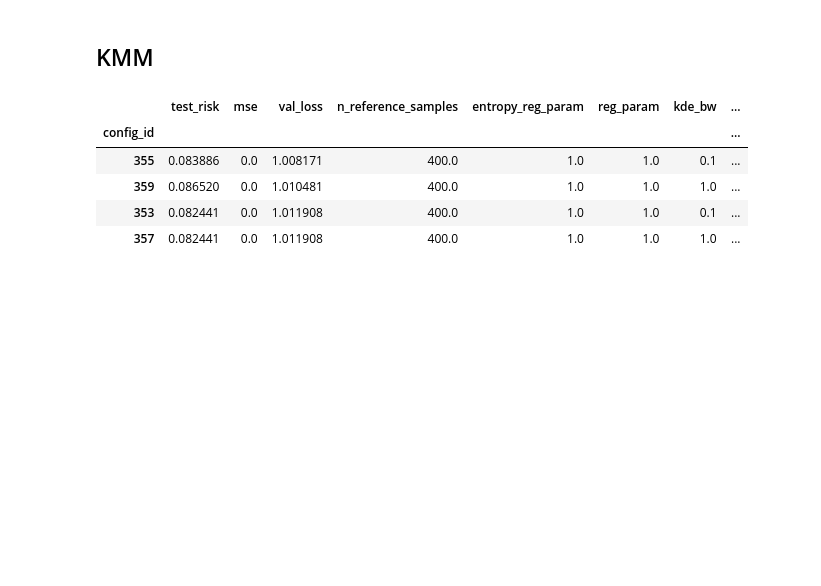
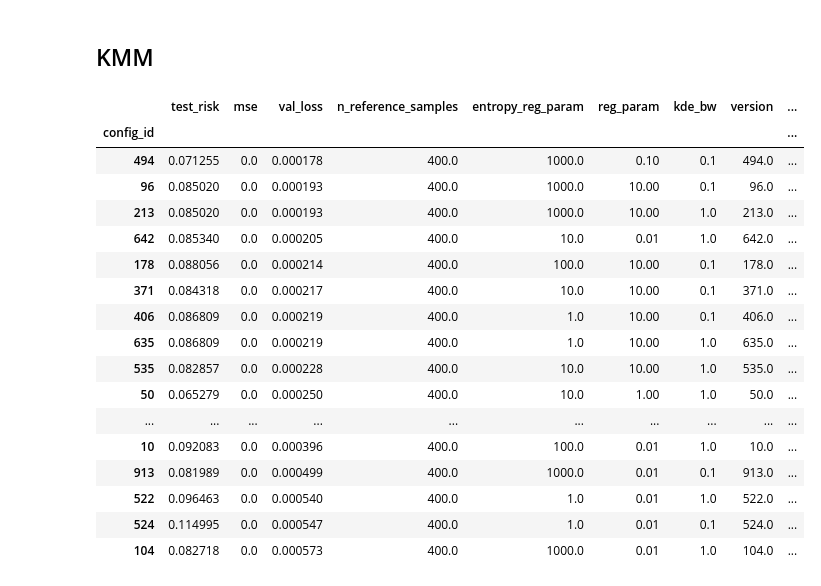
Before and after one commit to HeinerKremer/conditional-moment-restrictions, a Jupyter notebook: experiments/eval_data_pandas.ipynb, the cells around one changed output. Cells and saved outputs as stored; diff of their text form; code cells hidden in the pictures; blank space fills up the shorter version.

```diff
--- a/experiments/eval_data_pandas.ipynb
+++ b/experiments/eval_data_pandas.ipynb
@@ -43,8 +48,16 @@ def get_best_hparam_results(df, metric='val_loss', num_best=20, hparam_config=No
 # %%
 # Merge datasets
-def load_and_merge_datasets(filepaths, property_dict=None, merge='hparam_configs'):
+def load_and_merge_datasets(filepaths=None, property_dict=None, merge='hparam_configs', load_all_in_dir=None, method=None):
+    assert (load_all_in_dir and method) or (load_all_in_dir is None and method is None)
+
     if isinstance(filepaths, str):
         filepaths = [filepaths]
+    elif filepaths is None and load_all_in_dir:
+        filelist = os.listdir(load_all_in_dir)
+        filepaths = []
+        for fp in filelist:
+            if method in fp:
+                filepaths.append(load_all_in_dir + fp)
 
     if merge == 'rollouts':
         merge_property = 'rollout'
@@ -262,0 +308,12 @@ Found 456/512 files.
+# %%
+func = 'sin'
+
+vmm = load_and_merge_datasets(load_all_in_dir=f'/Users/hkremer/code/kmm/wasserstein-method-of-moments/results/network_iv_{func}/',
+                              method="VMM-neural")
+
+
+fgel = load_and_merge_datasets(load_all_in_dir=f'/Users/hkremer/code/kmm/wasserstein-method-of-moments/results/network_iv_{func}/',
+                              method="FGEL-neural")
+
+kmm = load_and_merge_datasets(load_all_in_dir=f'/Users/hkremer/code/kmm/wasserstein-method-of-moments/results/network_iv_{func}/',
+                              method="KMM")
@@ -263,3 +324,6 @@ Found 456/512 files.
+# %%
+metric = 'val_loss'
+val_loss_func = 'mmr'
 # %% [markdown]
 ## VMM
 # %%
@@ -299,15 +362,31 @@ best_fgel
 ## KMM
 # %%
 best_kmm = get_best_hparam_results(kmm, metric=metric, hparam_config={'val_loss_func': val_loss_func,
-                                                                      'n_reference_samples': 400,
-                                                                      "reg_param": 1,
-                                                                      'entropy_reg_param': 1,
+                                                                      'n_reference_samples': [400],
+                                                                      "n_random_features": 10000,
+                                                                      #"kde_bw": 1.0,
+                                                                      #"batch_size": np.nan,
+                                                                      #"reg_param": 1,
+                                                                      #'entropy_reg_param': 1,
+                                                                      "rkhs_reg_param": np.nan
                                                                      })
 best_kmm
 # %% [output]
-|  | test_risk | mse | val_loss | n_reference_samples | entropy_reg_param | reg_param | kde_bw | ... |
-| config_id |  |  |  |  |  |  |  | ... |
-| 355 | 0.083886 | 0.0 | 1.008171 | 400.0 | 1.0 | 1.0 | 0.1 | ... |
-| 359 | 0.086520 | 0.0 | 1.010481 | 400.0 | 1.0 | 1.0 | 1.0 | ... |
-| 353 | 0.082441 | 0.0 | 1.011908 | 400.0 | 1.0 | 1.0 | 0.1 | ... |
-| 357 | 0.082441 | 0.0 | 1.011908 | 400.0 | 1.0 | 1.0 | 1.0 | ... |
+|  | test_risk | mse | val_loss | n_reference_samples | entropy_reg_param | reg_param | kde_bw | version | ... |
+| config_id |  |  |  |  |  |  |  |  | ... |
+| 494 | 0.071255 | 0.0 | 0.000178 | 400.0 | 1000.0 | 0.10 | 0.1 | 494.0 | ... |
+| 96 | 0.085020 | 0.0 | 0.000193 | 400.0 | 1000.0 | 10.00 | 0.1 | 96.0 | ... |
+| 213 | 0.085020 | 0.0 | 0.000193 | 400.0 | 1000.0 | 10.00 | 1.0 | 213.0 | ... |
+| 642 | 0.085340 | 0.0 | 0.000205 | 400.0 | 10.0 | 0.01 | 1.0 | 642.0 | ... |
+| 178 | 0.088056 | 0.0 | 0.000214 | 400.0 | 100.0 | 10.00 | 0.1 | 178.0 | ... |
+| 371 | 0.084318 | 0.0 | 0.000217 | 400.0 | 10.0 | 10.00 | 0.1 | 371.0 | ... |
+| 406 | 0.086809 | 0.0 | 0.000219 | 400.0 | 1.0 | 10.00 | 0.1 | 406.0 | ... |
+| 635 | 0.086809 | 0.0 | 0.000219 | 400.0 | 1.0 | 10.00 | 1.0 | 635.0 | ... |
+| 535 | 0.082857 | 0.0 | 0.000228 | 400.0 | 10.0 | 10.00 | 1.0 | 535.0 | ... |
+| 50 | 0.065279 | 0.0 | 0.000250 | 400.0 | 10.0 | 1.00 | 1.0 | 50.0 | ... |
+| ... | ... | ... | ... | ... | ... | ... | ... | ... | ... |
+| 10 | 0.092083 | 0.0 | 0.000396 | 400.0 | 100.0 | 0.01 | 1.0 | 10.0 | ... |
+| 913 | 0.081989 | 0.0 | 0.000499 | 400.0 | 1000.0 | 0.01 | 0.1 | 913.0 | ... |
+| 522 | 0.096463 | 0.0 | 0.000540 | 400.0 | 1.0 | 0.01 | 1.0 | 522.0 | ... |
+| 524 | 0.114995 | 0.0 | 0.000547 | 400.0 | 1.0 | 0.01 | 0.1 | 524.0 | ... |
+| 104 | 0.082718 | 0.0 | 0.000573 | 400.0 | 1000.0 | 0.01 | 1.0 | 104.0 | ... |
```
Also changed, not shown: parts of 17 cells of this notebook, 7 other files.
